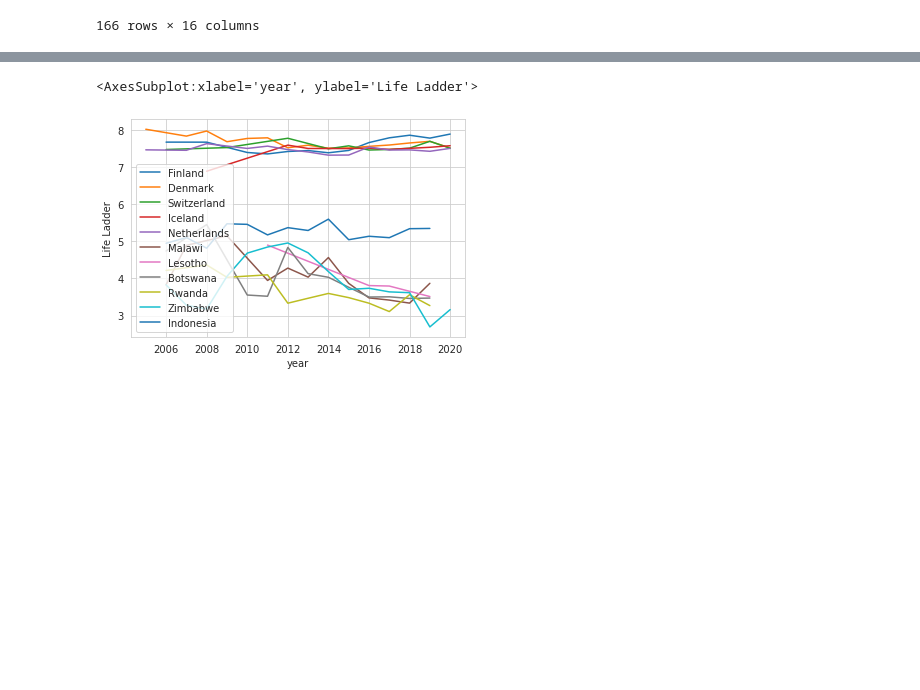
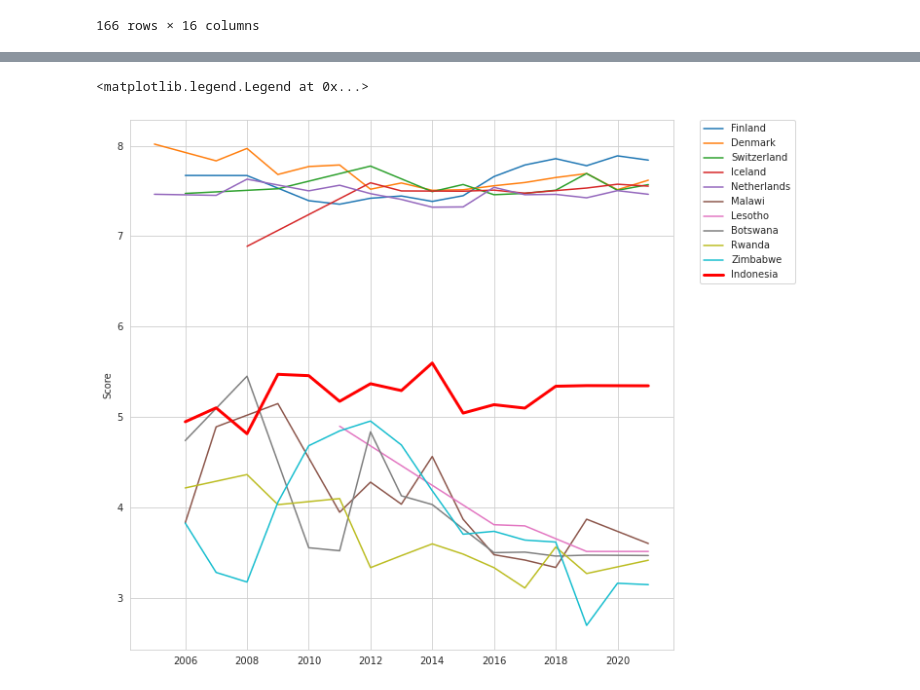
Before and after one commit to CodeSigma/Learn-Data-Science, a Jupyter notebook: global-happiness-data.ipynb, the cells around one changed output, grey strips where cells are left out. Cells and saved outputs as stored; diff of their text form; code cells hidden in the pictures; blank space fills up the shorter version.

```diff
--- a/global-happiness-data.ipynb
+++ b/global-happiness-data.ipynb
@@ -25,6 +25,7 @@ df = pd.read_csv("/kaggle/input/world-happiness-report-2021/world-happiness-repo
 # %%
 import seaborn as sns
 import matplotlib.pyplot as plt
-sns.barplot(x = "Ladder score", y = "Country name", data=df21.iloc[0:5].append(df21.iloc[-6:-1]) )
-plt.title("Top 5 and Bottom 5 ")
+plt.figure(figsize=(10,10))
+sns.barplot(x = "Ladder score", y = "Country name", data=df21.iloc[0:5].append(df21.iloc[-6:-1].append(df21[df21["Country name"] == "Indonesia"])) )
+plt.title("Happiness Score")
 # %% [output]
@@ -72,0 +55,4 @@ df.iloc[0:5]
+# %%
+temp = df21[["Country name", "Ladder score"]].set_index("Country name")
+temp = temp["Ladder score"].rename(2021)
+temp
@@ -73,13 +73,26 @@ df.iloc[0:5]
+# %%
+pivot = pivot.join(temp)
+# %%
+pt = pivot.transpose()
 # %%
 sns.set_style("whitegrid")
+
+fig, axes = plt.subplots(figsize=(10,10))
+# plt.figure(figsize=(10,10))
+axes.set_ylabel("Score")
 for country in countries[0:5]:
-    sns.lineplot(x = "year", y = "Life Ladder", data=df[df["Country name"] == country], label=country)
-
+    sns.lineplot(ax = axes, x = pt[country].index, y = country, data=pt, label=country)
 
 for country in countries[-6:-1]:
-    sns.lineplot(x = "year", y = "Life Ladder", data=df[df["Country name"] == country], label=country)
-sns.lineplot(x = "year", y = "Life Ladder", data=df[df["Country name"] == "Indonesia"], label="Indonesia")
+    sns.lineplot(ax = axes, x = pt[country].index, y = country, data=pt, label=country)
+
+sns.lineplot(ax = axes, x = pt["Indonesia"].index, y = "Indonesia", data=pt, label="Indonesia", linewidth = 3, color="red")
+# for country in countries[-6:-1]:
+#     sns.lineplot(ax = axes, x = "year", y = "Life Ladder", data=df[df["Country name"] == country], label=country)
+# sns.lineplot(ax = axes, x = "year", y = "Life Ladder", data=df[df["Country name"] == "Indonesia"], label="Indonesia", linewidth = 3, color="red")
+
+plt.legend(bbox_to_anchor=(1.05, 1), loc=2, borderaxespad=0.)
 # %% [output]
-<AxesSubplot:xlabel='year', ylabel='Life Ladder'>
+<matplotlib.legend.Legend at 0x...>
-[figure, old version]
+[figure, new version]
 # %%
```
Also changed, not shown: parts of 14 cells of this notebook.
